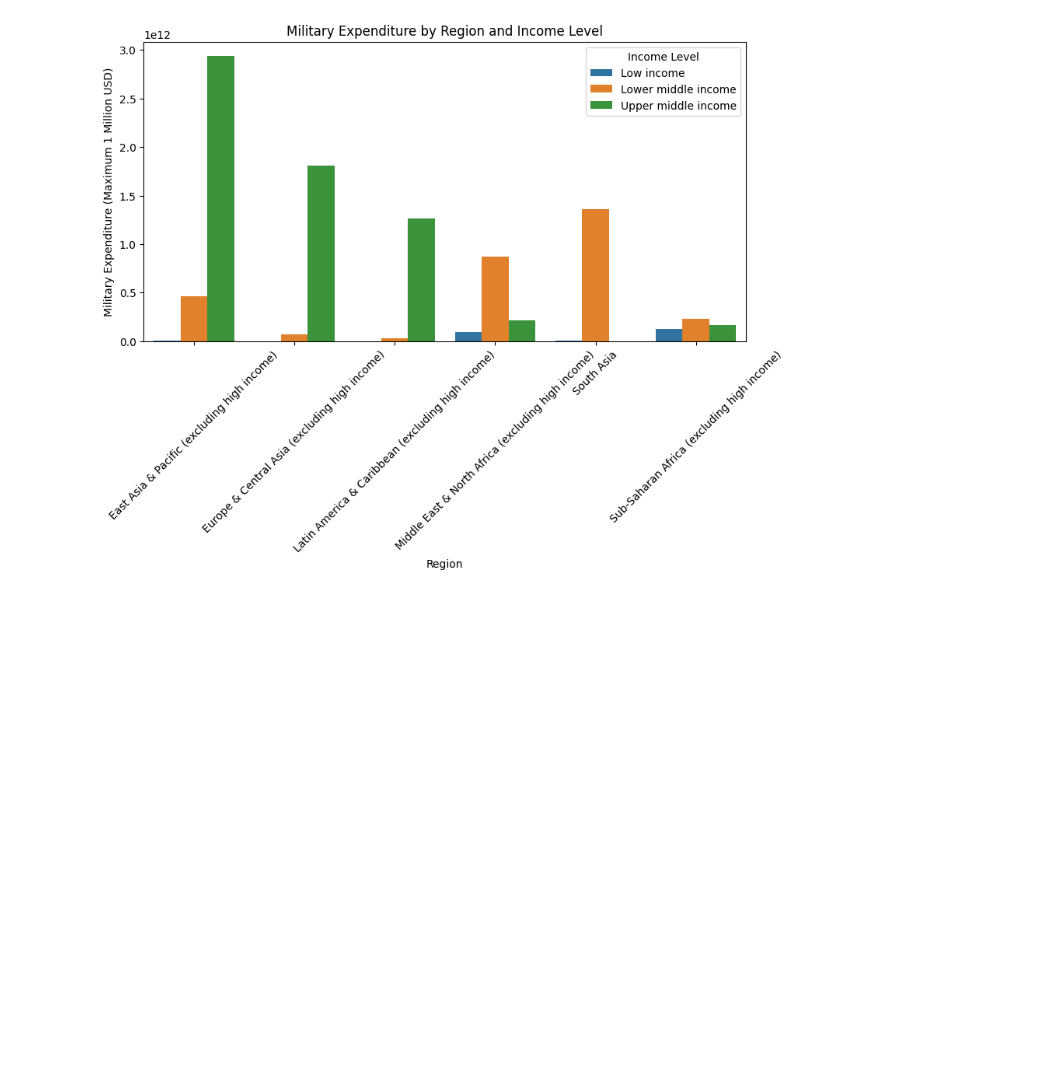
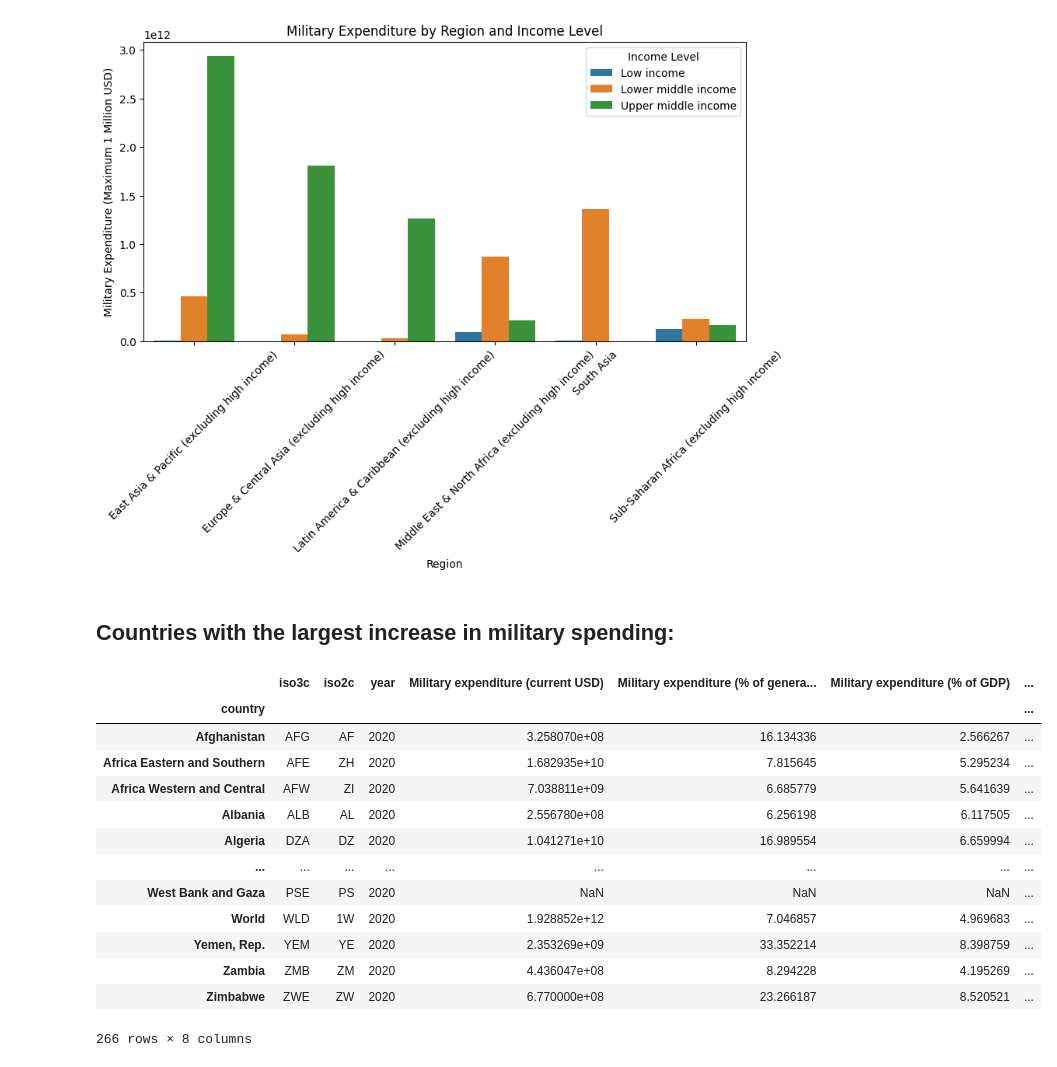
Before and after one commit to Sumit-Agnihotri/MILITARY_EXPENDITURE_ANALYSIS, a Jupyter notebook: Military Expenditure Analysis.ipynb, the cells around one changed output. Drawn from its saved outputs; the diff is of its cells as text; code cells hidden in the pictures; blank space fills up the shorter version.

Commit message:
Military

```diff
--- a/Military Expenditure Analysis.ipynb
+++ b/Military Expenditure Analysis.ipynb
@@ -203,3 +203,22 @@ plt.xticks(rotation=45)
   Text(4, 0, 'South Asia'),
   Text(5, 0, 'Sub-Saharan Africa (excluding high income)')])
 [figure]
+# %% [markdown]
+## Countries with the largest increase in military spending:
+# %%
+dataset.groupby("country").max()
+# %% [output]
+|  | iso3c | iso2c | year | Military expenditure (current USD) | Military expenditure (% of genera... | Military expenditure (% of GDP) | ... |
+| country |  |  |  |  |  |  | ... |
+| Afghanistan | AFG | AF | 2020 | 3.258070e+08 | 16.134336 | 2.566267 | ... |
+| Africa Eastern and Southern | AFE | ZH | 2020 | 1.682935e+10 | 7.815645 | 5.295234 | ... |
+| Africa Western and Central | AFW | ZI | 2020 | 7.038811e+09 | 6.685779 | 5.641639 | ... |
+| Albania | ALB | AL | 2020 | 2.556780e+08 | 6.256198 | 6.117505 | ... |
+| Algeria | DZA | DZ | 2020 | 1.041271e+10 | 16.989554 | 6.659994 | ... |
+| ... | ... | ... | ... | ... | ... | ... | ... |
+| West Bank and Gaza | PSE | PS | 2020 | NaN | NaN | NaN | ... |
+| World | WLD | 1W | 2020 | 1.928852e+12 | 7.046857 | 4.969683 | ... |
+| Yemen, Rep. | YEM | YE | 2020 | 2.353269e+09 | 33.352214 | 8.398759 | ... |
+| Zambia | ZMB | ZM | 2020 | 4.436047e+08 | 8.294228 | 4.195269 | ... |
+| Zimbabwe | ZWE | ZW | 2020 | 6.770000e+08 | 23.266187 | 8.520521 | ... |
+266 rows × 8 columns
```
